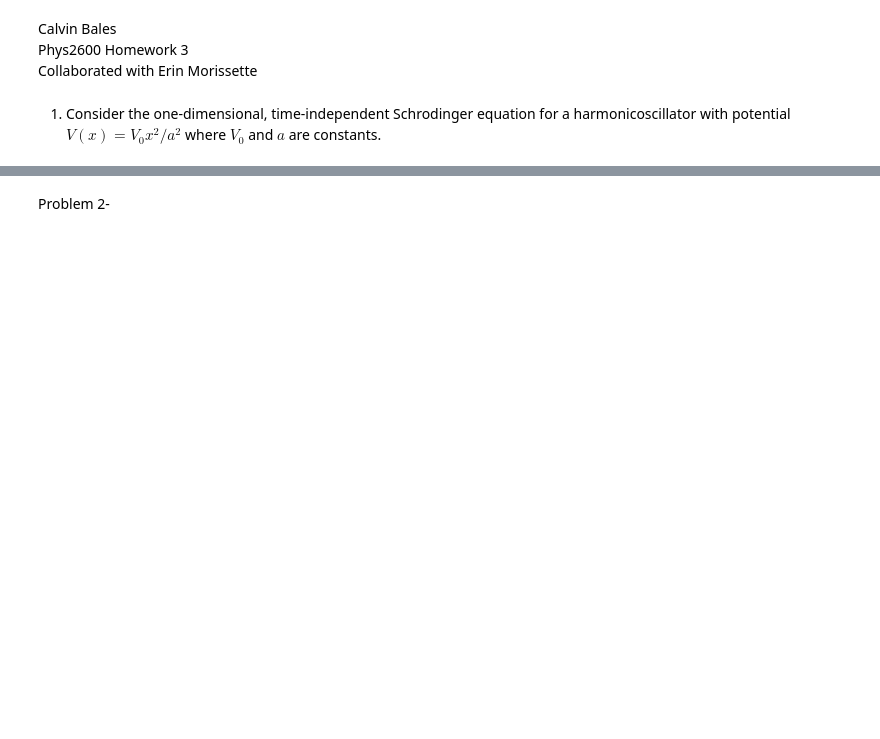
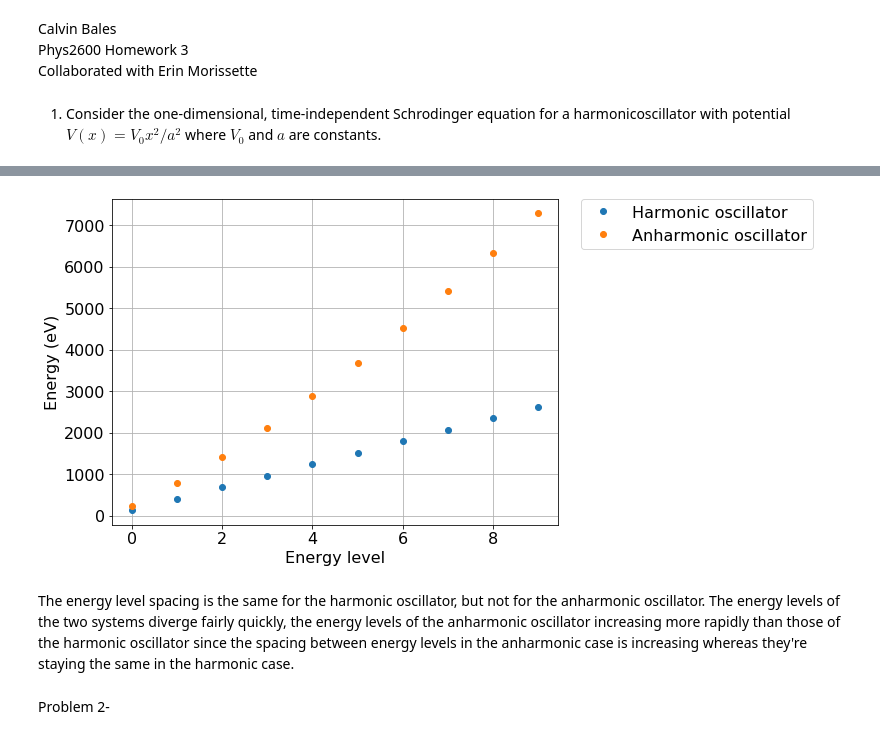
Before and after one commit to calvin-bales/Lectures, a Jupyter notebook: Homework_3.ipynb, the cells around one changed output, grey strips where cells are left out. Cells and saved outputs as stored; diff of their text form; code cells hidden in the pictures; blank space fills up the shorter version.

```diff
--- a/Homework_3.ipynb
+++ b/Homework_3.ipynb
@@ -247,2 +316,15 @@ TypeError: must be real number, not NoneType
+# %%
+#plotting first 10 energy levels of harmonic and anharmonic oscillators together
+#print(E_SM)
+plt.plot(range(len(E_SM)),E_SM, "o", label = "Harmonic oscillator")
+plt.plot(range(len(E_SM_anharm)), E_SM_anharm, "o", label = "Anharmonic oscillator")
+plt.xlabel("Energy level")
+plt.ylabel("Energy (eV)")
+plt.legend(bbox_to_anchor=(1.05, 1), loc='upper left', borderaxespad=0.)
+plt.grid()
+# %% [output]
+[figure, added]
+# %% [markdown]
+The energy level spacing is the same for the harmonic oscillator, but not for the anharmonic oscillator. The energy levels of the two systems diverge fairly quickly, the energy levels of the anharmonic oscillator increasing more rapidly than those of the harmonic oscillator since the spacing between energy levels in the anharmonic case is increasing whereas they're staying the same in the harmonic case.
 # %% [markdown]
 Problem 2-
```
Also changed, not shown: parts of 24 cells of this notebook, 2 other files.
